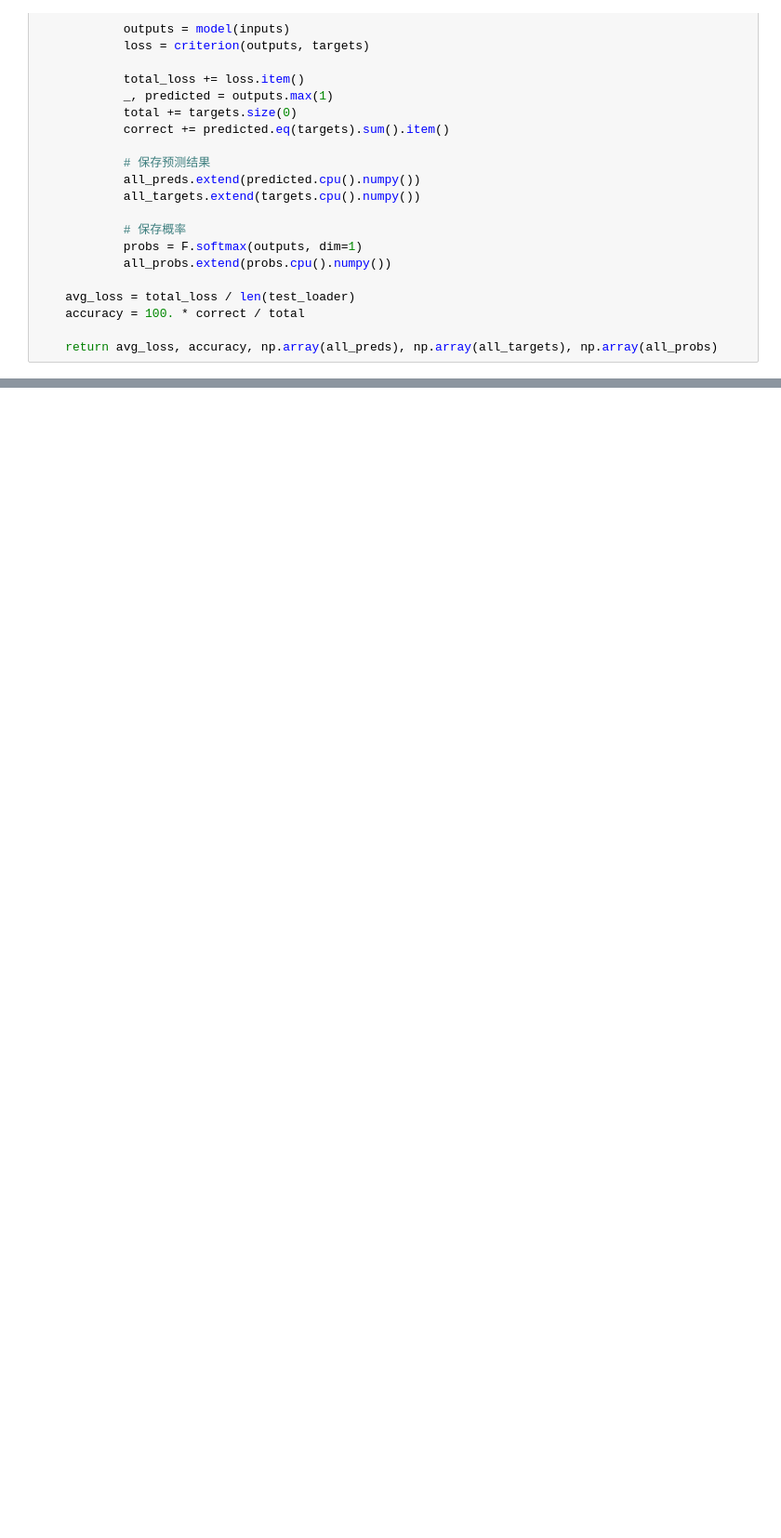
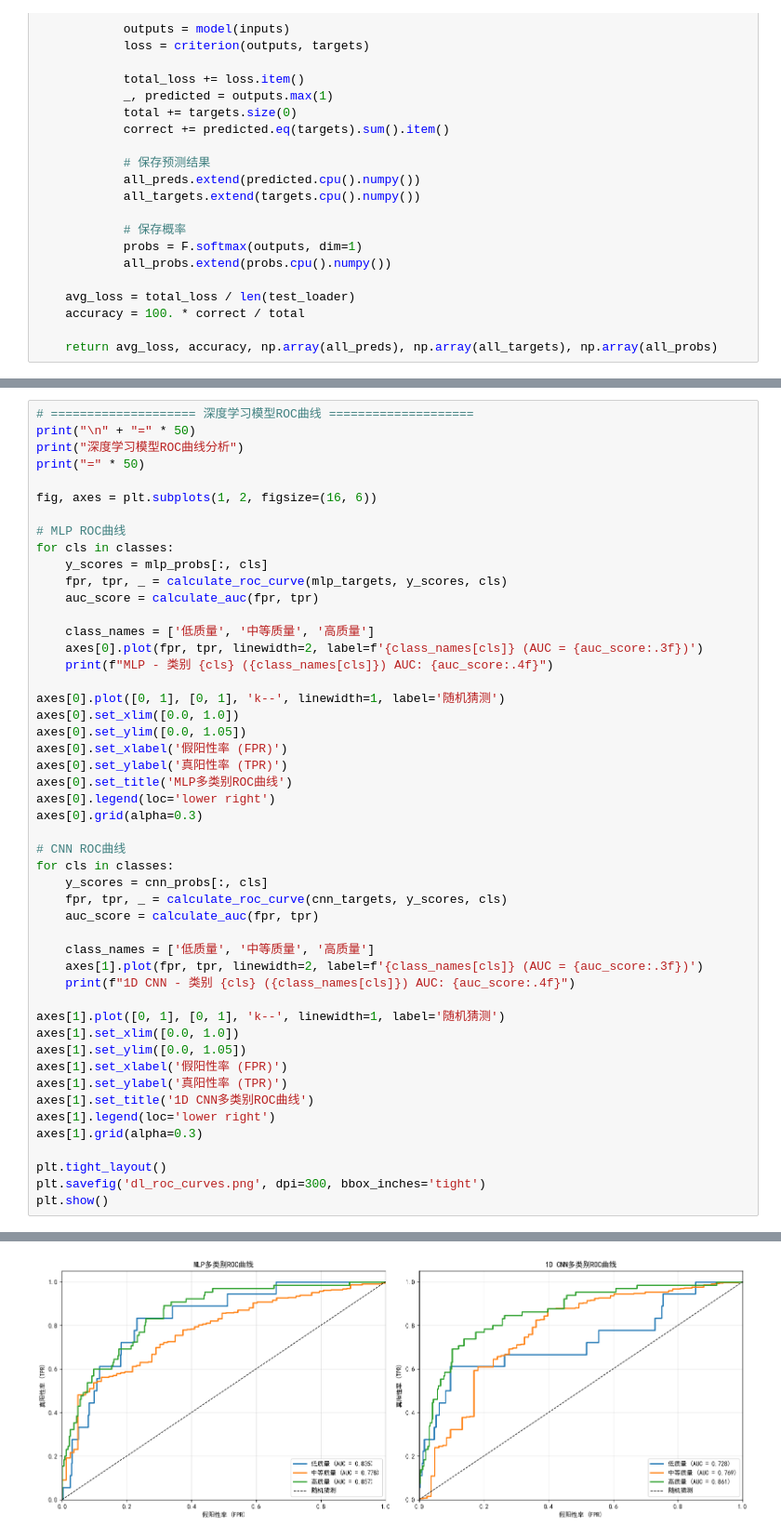
Before and after one commit to sjq0098/Machine_Learning, a Jupyter notebook: lab4/Naive_Bayes_classification.ipynb, the cells around one changed output, grey strips where cells are left out. Shown at 93% size. Drawn from its saved outputs; the diff is of its cells as text; blank space fills up the shorter version.

```diff
--- a/lab4/Naive_Bayes_classification.ipynb
+++ b/lab4/Naive_Bayes_classification.ipynb
@@ -1046,0 +1249,50 @@ ValueError: Expected more than 1 value per channel when training, got input size
+# %%
+# ==================== 深度学习模型ROC曲线 ====================
+print("\n" + "=" * 50)
+print("深度学习模型ROC曲线分析")
+print("=" * 50)
+
+fig, axes = plt.subplots(1, 2, figsize=(16, 6))
+
+# MLP ROC曲线
+for cls in classes:
+    y_scores = mlp_probs[:, cls]
+    fpr, tpr, _ = calculate_roc_curve(mlp_targets, y_scores, cls)
+    auc_score = calculate_auc(fpr, tpr)
+
+    class_names = ['低质量', '中等质量', '高质量']
+    axes[0].plot(fpr, tpr, linewidth=2, label=f'{class_names[cls]} (AUC = {auc_score:.3f})')
+    print(f"MLP - 类别 {cls} ({class_names[cls]}) AUC: {auc_score:.4f}")
+
+axes[0].plot([0, 1], [0, 1], 'k--', linewidth=1, label='随机猜测')
+axes[0].set_xlim([0.0, 1.0])
+axes[0].set_ylim([0.0, 1.05])
+axes[0].set_xlabel('假阳性率 (FPR)')
+axes[0].set_ylabel('真阳性率 (TPR)')
+axes[0].set_title('MLP多类别ROC曲线')
+axes[0].legend(loc='lower right')
+axes[0].grid(alpha=0.3)
+
+# CNN ROC曲线
+for cls in classes:
+    y_scores = cnn_probs[:, cls]
+    fpr, tpr, _ = calculate_roc_curve(cnn_targets, y_scores, cls)
+    auc_score = calculate_auc(fpr, tpr)
+
+    class_names = ['低质量', '中等质量', '高质量']
+    axes[1].plot(fpr, tpr, linewidth=2, label=f'{class_names[cls]} (AUC = {auc_score:.3f})')
+    print(f"1D CNN - 类别 {cls} ({class_names[cls]}) AUC: {auc_score:.4f}")
+
+axes[1].plot([0, 1], [0, 1], 'k--', linewidth=1, label='随机猜测')
+axes[1].set_xlim([0.0, 1.0])
+axes[1].set_ylim([0.0, 1.05])
+axes[1].set_xlabel('假阳性率 (FPR)')
+axes[1].set_ylabel('真阳性率 (TPR)')
+axes[1].set_title('1D CNN多类别ROC曲线')
+axes[1].legend(loc='lower right')
+axes[1].grid(alpha=0.3)
+
+plt.tight_layout()
+plt.savefig('dl_roc_curves.png', dpi=300, bbox_inches='tight')
+plt.show()
+# %% [output]
@@ -1046,0 +1308 @@ ValueError: Expected more than 1 value per channel when training, got input size
+[figure, added]
```
Also changed, not shown: parts of 7 cells of this notebook.
